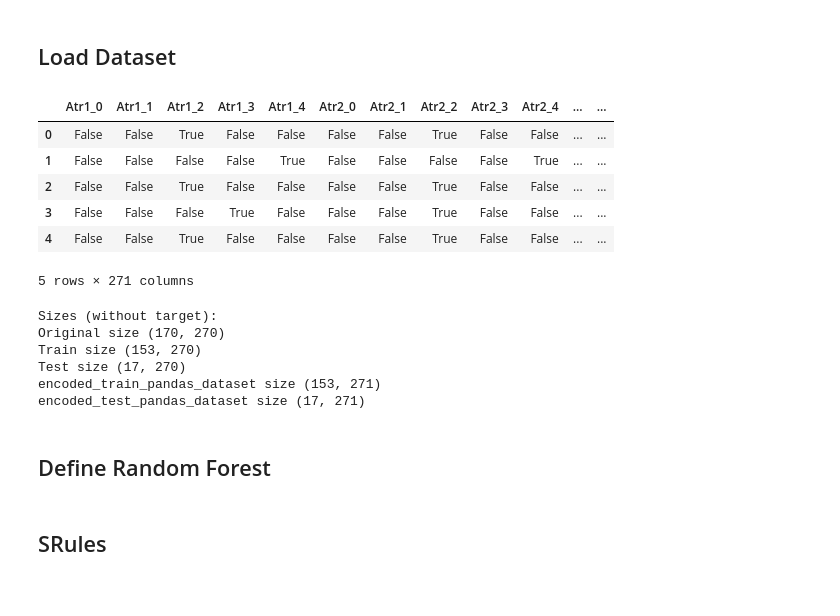
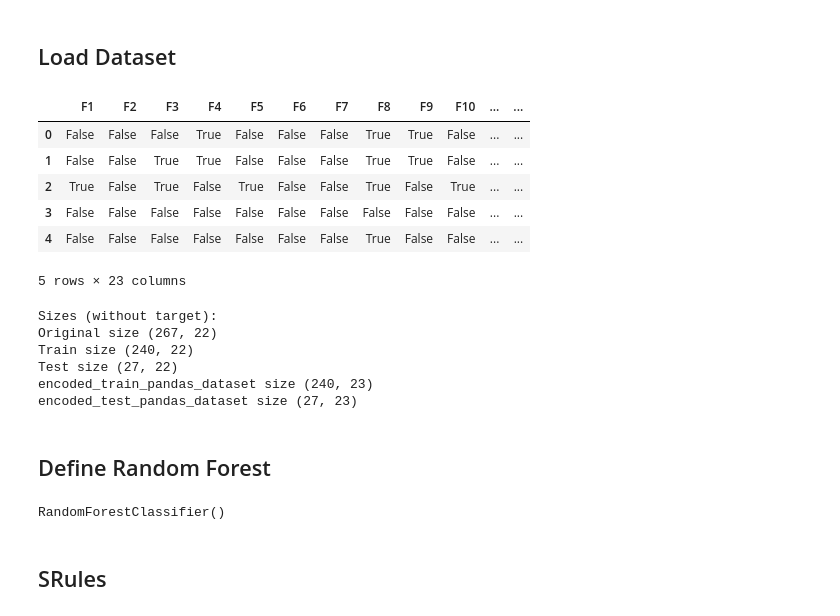
Before and after one commit to marioopv/SRules, a Jupyter notebook: notebooks/SRules/SRules_example.ipynb, the cells around one changed output. Drawn from its saved outputs; the diff is of its cells as text; code cells hidden in the pictures.

Commit message:
Improve tests

```diff
--- a/notebooks/SRules/SRules_example.ipynb
+++ b/notebooks/SRules/SRules_example.ipynb
@@ -13,22 +13,22 @@ from sklearn import metrics
 # %%
 
 from notebooks.SRules.read_datasets import read_dataset
 
-filename = "divorce"
+filename = "SPECT"
 test_size=0.1
 path = f'../..'
 dataset_path_name = f'{path}/data/{filename}.csv'
 X, y, dataset, target_value_name, pandas_dataset = read_dataset(filename, dataset_path_name)
 
 pandas_dataset.head()
 # %% [output]
-|  | Atr1_0 | Atr1_1 | Atr1_2 | Atr1_3 | Atr1_4 | Atr2_0 | Atr2_1 | Atr2_2 | Atr2_3 | Atr2_4 | ... | ... |
-| 0 | False | False | True | False | False | False | False | True | False | False | ... | ... |
-| 1 | False | False | False | False | True | False | False | False | False | True | ... | ... |
-| 2 | False | False | True | False | False | False | False | True | False | False | ... | ... |
-| 3 | False | False | False | True | False | False | False | True | False | False | ... | ... |
-| 4 | False | False | True | False | False | False | False | True | False | False | ... | ... |
+|  | F1 | F2 | F3 | F4 | F5 | F6 | F7 | F8 | F9 | F10 | ... | ... |
+| 0 | False | False | False | True | False | False | False | True | True | False | ... | ... |
+| 1 | False | False | True | True | False | False | False | True | True | False | ... | ... |
+| 2 | True | False | True | False | True | False | False | True | False | True | ... | ... |
+| 3 | False | False | False | False | False | False | False | False | False | False | ... | ... |
+| 4 | False | False | False | False | False | False | False | True | False | False | ... | ... |
-5 rows × 271 columns
+5 rows × 23 columns
 # %%
 #Define dataset
 X_train, X_test, y_train, y_test = train_test_split(dataset.data, dataset.target, test_size=test_size, random_state=1)
@@ -42,24 +42,25 @@ print(f'encoded_train_pandas_dataset size {encoded_train_pandas_dataset.shape}')
 print(f'encoded_test_pandas_dataset size {encoded_test_pandas_dataset.shape}')
 # %% [output]
 Sizes (without target):
-Original size (170, 270)
-Train size (153, 270)
-Test size (17, 270)
-encoded_train_pandas_dataset size (153, 271)
-encoded_test_pandas_dataset size (17, 271)
+Original size (267, 22)
+Train size (240, 22)
+Test size (27, 22)
+encoded_train_pandas_dataset size (240, 23)
+encoded_test_pandas_dataset size (27, 23)
 # %% [markdown]
 ## Define Random Forest
 # %%
-from xgboost import XGBClassifier
-from sklearn.ensemble import RandomForestClassifier
-from sklearn.ensemble import IsolationForest
+from sklearn.ensemble import GradientBoostingClassifier, RandomForestClassifier
+from sklearn.ensemble import AdaBoostClassifier
 from sklearn.model_selection import GridSearchCV
 from sklearn.metrics import precision_score, make_scorer, recall_score, accuracy_score
-from catboost import CatBoostClassifier
+from lightgbm import LGBMClassifier
 
 # Define scorer
-ensemble = XGBClassifier()
+ensemble = RandomForestClassifier()
 ensemble.fit(X_train, y_train)
+# %% [output]
+RandomForestClassifier()
 # %% [markdown]
 ## SRules
 # %%
```
Also changed, not shown: parts of 11 cells of this notebook, 4 other files.
